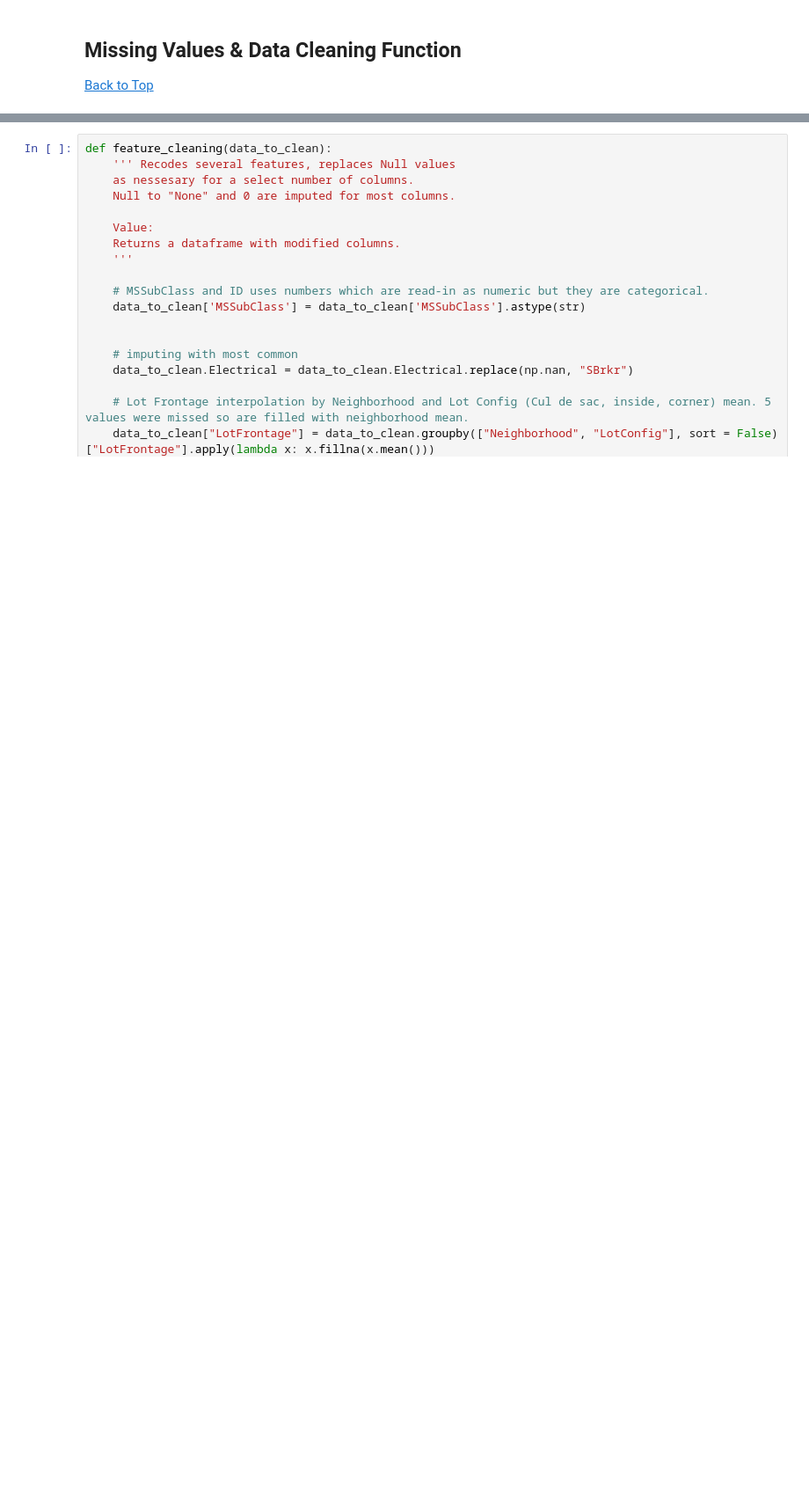
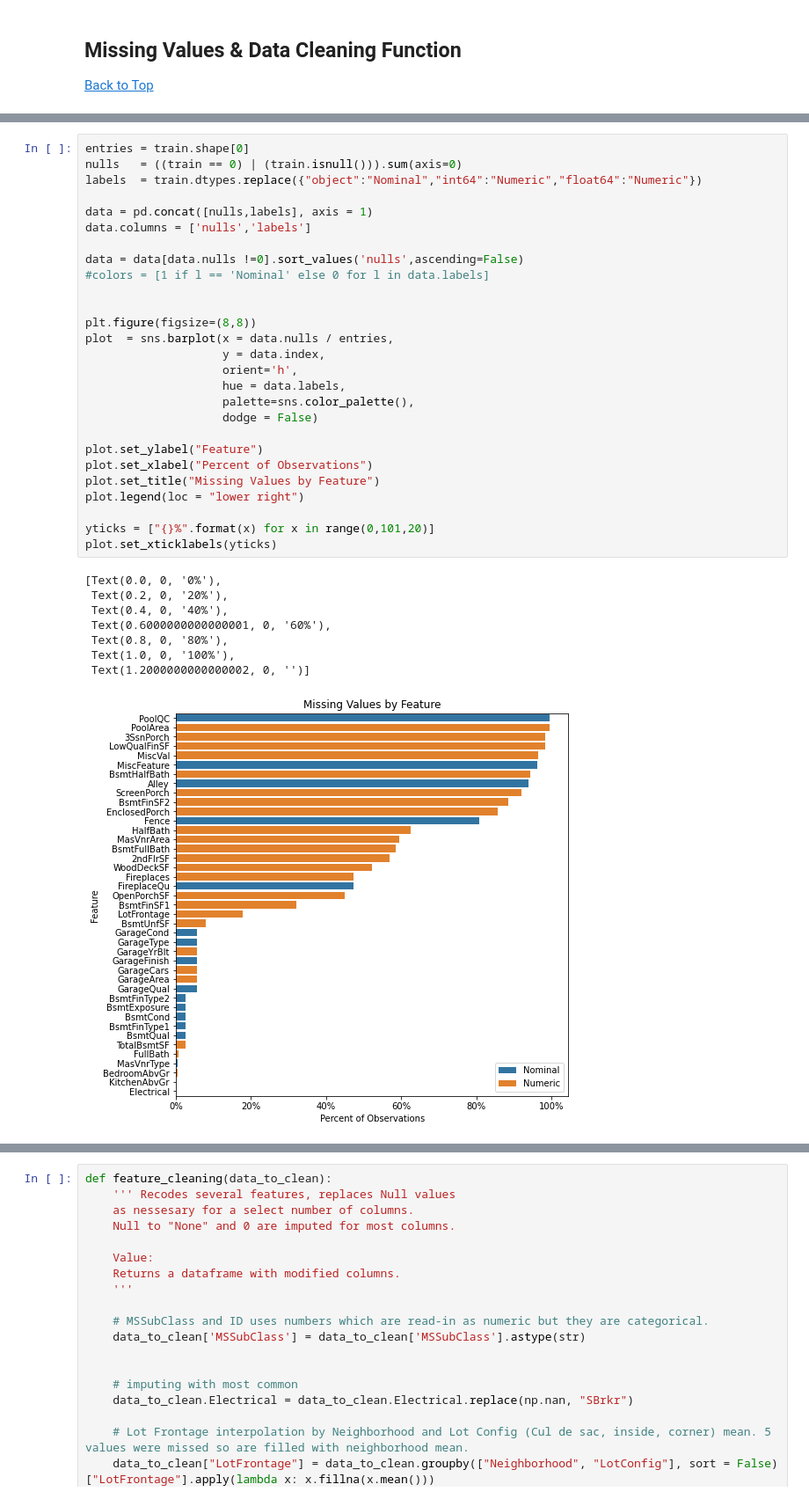
Before and after one commit to jwelch1123/ames_housing, a Jupyter notebook: ames_housing.ipynb, the cells around one changed output, grey strips where cells are left out. Shown at 88% size. Saved outputs shown, nothing was run; the diff lists cells and outputs as text; blank space fills up the shorter version.

```diff
--- a/ames_housing.ipynb
+++ b/ames_housing.ipynb
@@ -457,0 +456,36 @@ Text(0.5, 1.0, 'Missing Values by Feature')
+# %%
+entries = train.shape[0]
+nulls   = ((train == 0) | (train.isnull())).sum(axis=0)
+labels  = train.dtypes.replace({"object":"Nominal","int64":"Numeric","float64":"Numeric"})
+
+data = pd.concat([nulls,labels], axis = 1)
+data.columns = ['nulls','labels']
+
+data = data[data.nulls !=0].sort_values('nulls',ascending=False)
+#colors = [1 if l == 'Nominal' else 0 for l in data.labels]
+
+
+plt.figure(figsize=(8,8))
+plot  = sns.barplot(x = data.nulls / entries,
+                    y = data.index,
+                    orient='h',
+                    hue = data.labels,
+                    palette=sns.color_palette(),
+                    dodge = False)
+
+plot.set_ylabel("Feature")
+plot.set_xlabel("Percent of Observations")
+plot.set_title("Missing Values by Feature")
+plot.legend(loc = "lower right")
+
+yticks = ["{}%".format(x) for x in range(0,101,20)]
+plot.set_xticklabels(yticks)
+# %% [output]
+[Text(0.0, 0, '0%'),
+ Text(0.2, 0, '20%'),
+ Text(0.4, 0, '40%'),
+ Text(0.6000000000000001, 0, '60%'),
+ Text(0.8, 0, '80%'),
+ Text(1.0, 0, '100%'),
+ Text(1.2000000000000002, 0, '')]
+[figure, added]
```
Also changed, not shown: parts of 77 cells of this notebook, 1 other file.
